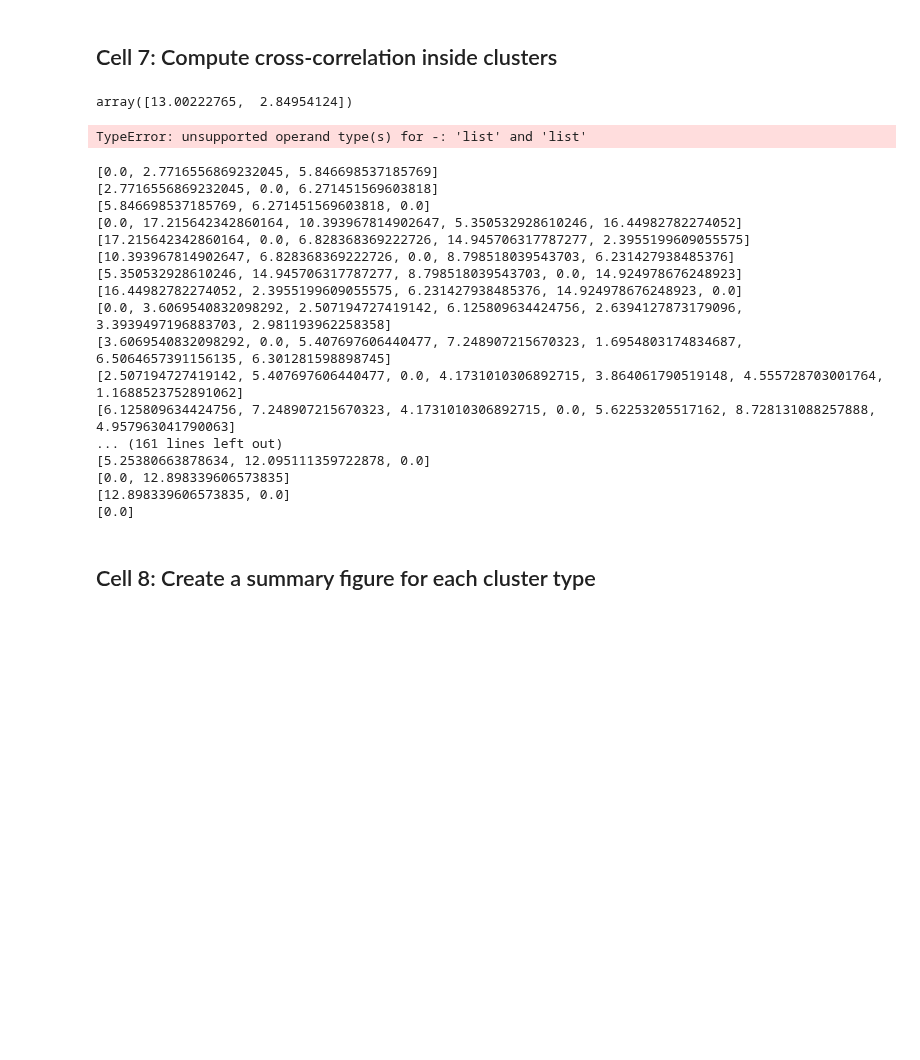
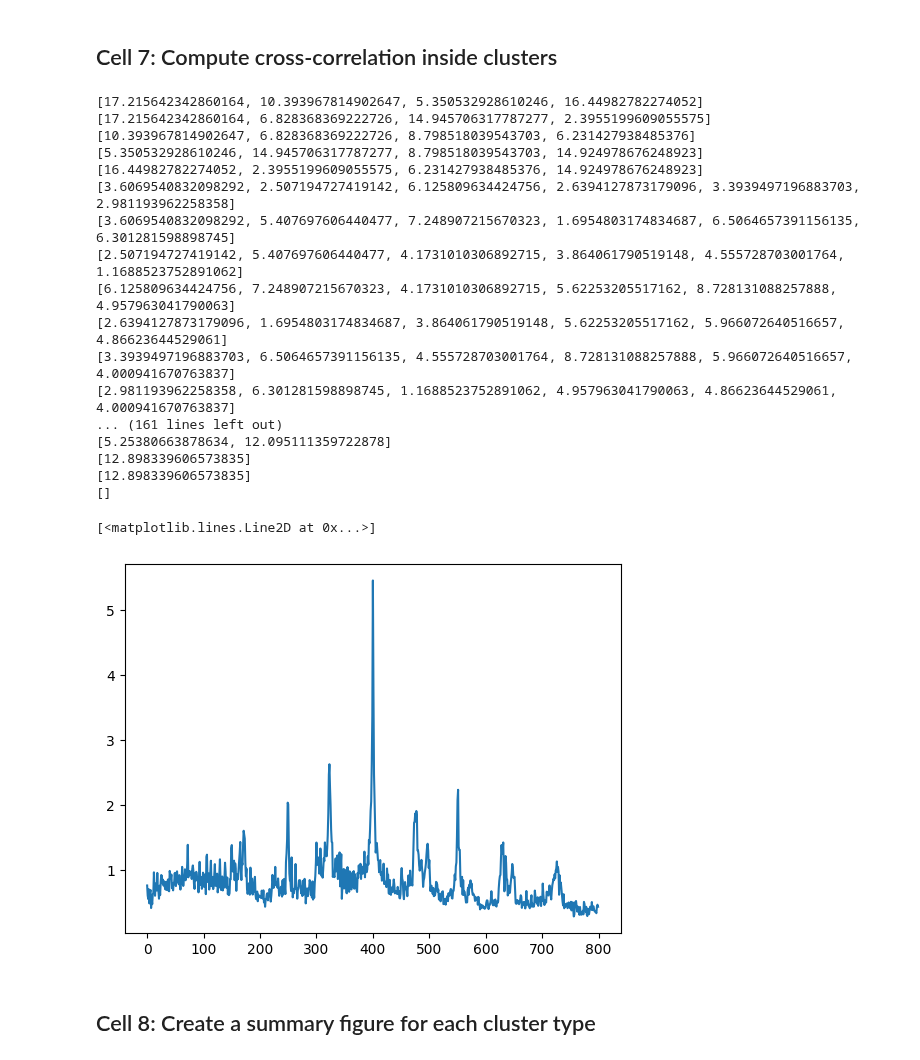
Before and after one commit to retinal-information-processing-lab/Standard_analysis_pipeline, a Jupyter notebook: 4-Chirp+Cell Typing.ipynb, the cells around one changed output. Drawn from its saved outputs; the diff is of its cells as text; code cells hidden in the pictures; blank space fills up the shorter version.

Commit message:
plot without auto-correlation

```diff
--- a/4-Chirp+Cell Typing.ipynb
+++ b/4-Chirp+Cell Typing.ipynb
@@ -507,14 +504,6 @@ for cell in cells:
         cell_data[cell]["type"] = 'Not assigned'
 # %% [markdown]
 ## Cell 7: Compute cross-correlation inside clusters
-# %%
-sta_results[10]["center_analyse"]['EllipseCoor'][1:3]
-# %% [output]
-array([13.00222765,  2.84954124])
-# %%
-np.linalg.norm(sta_results[cell_corr]["center_analyse"]['EllipseCoor'][1:3]-sta_results[cell]["center_analyse"]['EllipseCoor'][1:3])
-# %% [output]
-TypeError: unsupported operand type(s) for -: 'list' and 'list'
 # %%
 for icluster in tqdm(range(len(np.unique(model.labels_)))[:]):
     idx_cluster = sorted(list(np.where(model.labels_==icluster)[0]))
@@ -523,7 +512,7 @@ for icluster in tqdm(range(len(np.unique(model.labels_)))[:]):
         cell1 = cell_data[cell]["psth"]
         corrs =[]
         dist=[]
-        for index_corr in [idx for idx in idx_cluster if idx!=cell]:
+        for index_corr in [idx for idx in idx_cluster if idx!=index]:
             cell_corr = selected_cells[index_corr]
             cell2 = cell_data[cell_corr]["psth"]
             corrs.append(np.correlate(cell2/max(cell2),cell1/max(cell1), mode="same"))
@@ -531,6 +520,7 @@ for icluster in tqdm(range(len(np.unique(model.labels_)))[:]):
         cell_data[cell]["corrs"] = corrs
         cell_data[cell]["mean_corr"] = np.mean(np.asarray(corrs), axis=0)
         cell_data[cell]["distances"] = dist
+        print(dist)
 #         plt.figure()
 #         plt.title(f"Cell {cell} from cluster {icluster}")
 #         plt.plot(np.arange(-int(len(cell1)/2),int(len(cell1)/2),1), cell_data[cell]["mean_corr"])
@@ -541,20 +531,20 @@ for icluster in tqdm(range(len(np.unique(model.labels_)))[:]):
 #         plt.fill_between(np.arange(-int(len(cell1)/2),int(len(cell1)/2),1), cell_data[cell]["corrs"][idx_min[0]], cell_data[cell]["corrs"][idx_max[0]], alpha=0.2)
 #         plt.xlim([-200,200])
 # %% [output]
-[0.0, 2.7716556869232045, 5.846698537185769]
-[2.7716556869232045, 0.0, 6.271451569603818]
-[5.846698537185769, 6.271451569603818, 0.0]
-[0.0, 17.215642342860164, 10.393967814902647, 5.350532928610246, 16.44982782274052]
-[17.215642342860164, 0.0, 6.828368369222726, 14.945706317787277, 2.3955199609055575]
-[10.393967814902647, 6.828368369222726, 0.0, 8.798518039543703, 6.231427938485376]
-[5.350532928610246, 14.945706317787277, 8.798518039543703, 0.0, 14.924978676248923]
-[16.44982782274052, 2.3955199609055575, 6.231427938485376, 14.924978676248923, 0.0]
-[0.0, 3.6069540832098292, 2.507194727419142, 6.125809634424756, 2.6394127873179096, 3.3939497196883703, 2.981193962258358]
-[3.6069540832098292, 0.0, 5.407697606440477, 7.248907215670323, 1.6954803174834687, 6.5064657391156135, 6.301281598898745]
-[2.507194727419142, 5.407697606440477, 0.0, 4.1731010306892715, 3.864061790519148, 4.555728703001764, 1.1688523752891062]
-[6.125809634424756, 7.248907215670323, 4.1731010306892715, 0.0, 5.62253205517162, 8.728131088257888, 4.957963041790063]
+[17.215642342860164, 10.393967814902647, 5.350532928610246, 16.44982782274052]
+[17.215642342860164, 6.828368369222726, 14.945706317787277, 2.3955199609055575]
+[10.393967814902647, 6.828368369222726, 8.798518039543703, 6.231427938485376]
+[5.350532928610246, 14.945706317787277, 8.798518039543703, 14.924978676248923]
+[16.44982782274052, 2.3955199609055575, 6.231427938485376, 14.924978676248923]
+[3.6069540832098292, 2.507194727419142, 6.125809634424756, 2.6394127873179096, 3.3939497196883703, 2.981193962258358]
+[3.6069540832098292, 5.407697606440477, 7.248907215670323, 1.6954803174834687, 6.5064657391156135, 6.301281598898745]
+[2.507194727419142, 5.407697606440477, 4.1731010306892715, 3.864061790519148, 4.555728703001764, 1.1688523752891062]
+[6.125809634424756, 7.248907215670323, 4.1731010306892715, 5.62253205517162, 8.728131088257888, 4.957963041790063]
+[2.6394127873179096, 1.6954803174834687, 3.864061790519148, 5.62253205517162, 5.966072640516657, 4.86623644529061]
+[3.3939497196883703, 6.5064657391156135, 4.555728703001764, 8.728131088257888, 5.966072640516657, 4.000941670763837]
+[2.981193962258358, 6.301281598898745, 1.1688523752891062, 4.957963041790063, 4.86623644529061, 4.000941670763837]
 ... (161 lines left out)
-[5.25380663878634, 12.095111359722878, 0.0]
-[0.0, 12.898339606573835]
-[12.898339606573835, 0.0]
-[0.0]
+[5.25380663878634, 12.095111359722878]
+[12.898339606573835]
+[12.898339606573835]
+[]
@@ -561,3 +553,8 @@ for icluster in tqdm(range(len(np.unique(model.labels_)))[:]):
+# %%
+plt.plot(np.max(np.asarray(cell_data[282]["corrs"]),axis=0))
+# %% [output]
+[<matplotlib.lines.Line2D at 0x...>]
+[figure, added]
 # %% [markdown]
 ## Cell 8: Create a summary figure for each cluster type
 # %% [markdown]
```
Also changed, not shown: parts of 7 cells of this notebook.
